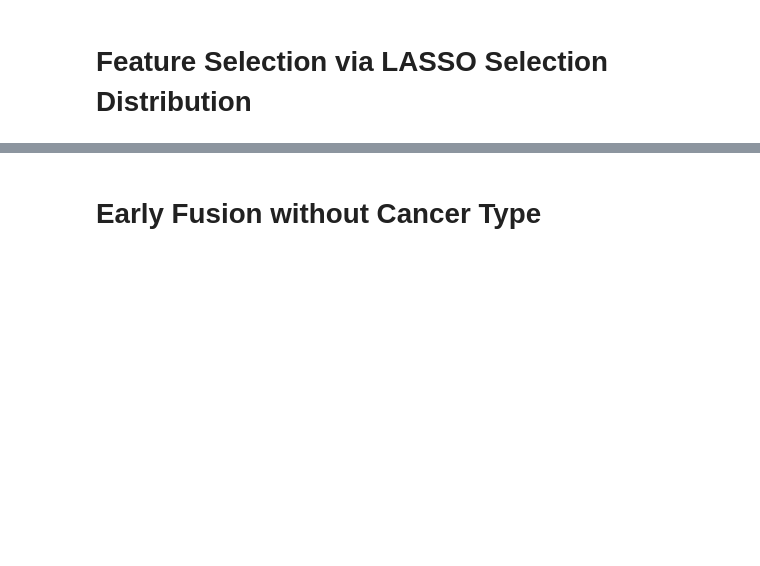
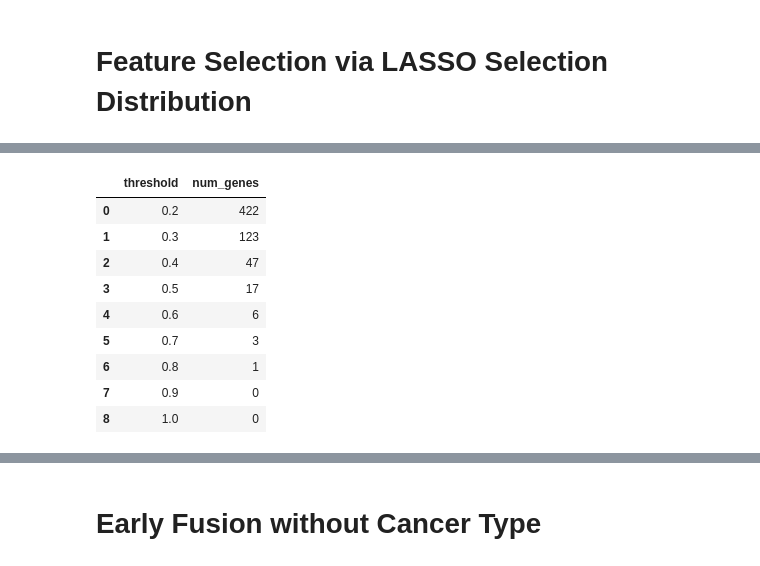
Before and after one commit to julianguyn/multimodalai-pmlb, a Jupyter notebook: workflow/notebooks/6-common_genes_models.ipynb, the cells around one changed output, grey strips where cells are left out. Drawn from its saved outputs; the diff is of its cells as text; code cells hidden in the pictures; blank space fills up the shorter version.

```diff
--- a/workflow/notebooks/6-common_genes_models.ipynb
+++ b/workflow/notebooks/6-common_genes_models.ipynb
@@ -56,0 +60,24 @@ al.head()
+# %%
+df = al
+thresholds = np.arange(0.2, 1.01, 0.1)
+
+# Compute cumulative counts
+counts = [(df["frequency"] >= t).sum() for t in thresholds]
+
+# Put into a dataframe (optional)
+cum_df = pd.DataFrame({
+    "threshold": thresholds,
+    "num_genes": counts
+})
+cum_df
+# %% [output]
+|  | threshold | num_genes |
+| 0 | 0.2 | 422 |
+| 1 | 0.3 | 123 |
+| 2 | 0.4 | 47 |
+| 3 | 0.5 | 17 |
+| 4 | 0.6 | 6 |
+| 5 | 0.7 | 3 |
+| 6 | 0.8 | 1 |
+| 7 | 0.9 | 0 |
+| 8 | 1.0 | 0 |
```
Also changed, not shown: parts of 15 cells of this notebook.
